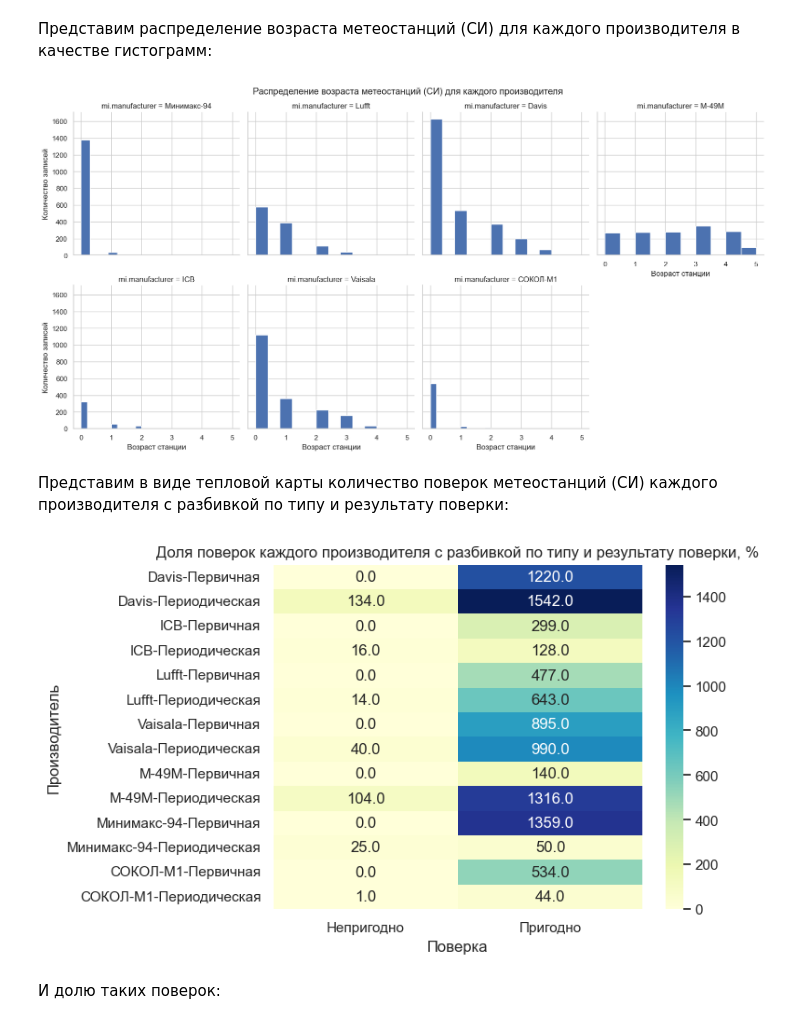
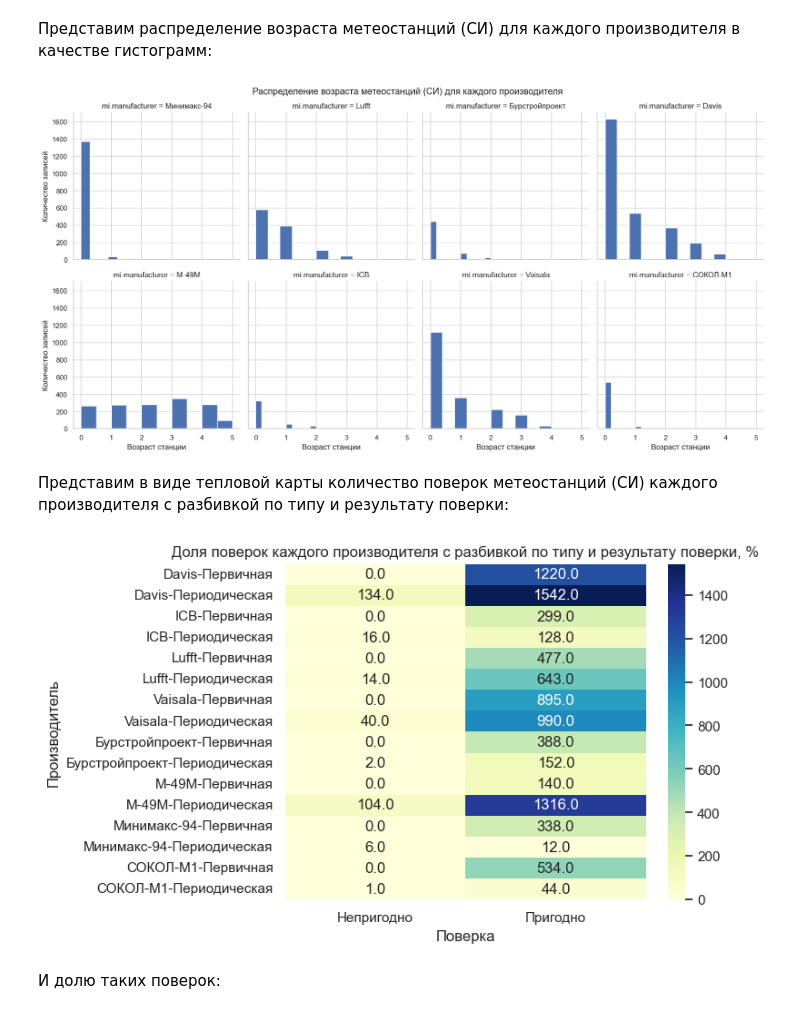
Before and after one commit to IgorMitrofanov/global-meteostation-verefication-data, a Jupyter notebook: analytics.ipynb, the cells around one changed output. Drawn from its saved outputs; the diff is of its cells as text; code cells hidden in the pictures.

```diff
--- a/analytics.ipynb
+++ b/analytics.ipynb
@@ -163,8 +177,10 @@ def rename_mitype(mitype):
         return 'Сафоновский'
     elif 'СОКОЛ-М1' in mitype:
         return 'СОКОЛ-М1'
-    elif any(item in mitype for item in ['ДВН', 'ДВС', 'ДО', 'ДВГ', 'ДТВ', 'ДД']):
+    elif any(item in mitype for item in ['ДВН', 'ДВС', 'ДО', 'ДТВ', 'ДД']):
         return 'Минимакс-94'
+    elif 'IWS' in mitype:
+        return 'Бурстройпроект'
     return mitype
 # %%
 df['mi.manufacturer'] = df['mi.mitype'].apply(rename_mitype)
@@ -215,18 +242,27 @@ g.set_axis_labels('Возраст станции', 'Количество зап
 plt.suptitle('Распределение возраста метеостанций (СИ) для каждого производителя', y=1.02)
 plt.show()
 # %% [output]
-[figure, old version]
+[figure, new version]
 # %% [markdown]
 Представим в виде тепловой карты количество поверок метеостанций (СИ) каждого производителя с разбивкой по типу и результату поверки:
 # %%
 mi_type_check_result_counts = df.groupby(['mi.manufacturer', 'check', 'result_text']).size().unstack().fillna(0)
+
+# Учитываем множитель 1/4 для категории "Минимакс-94"
+checks = ['Периодическая', 'Первичная']
+for check in checks:
+    mi_type_check_result_counts.loc[('Минимакс-94', check),
+                                    'Непригодно'] = mi_type_check_result_counts.loc[('Минимакс-94', check), 'Непригодно'] // 4
+    mi_type_check_result_counts.loc[('Минимакс-94', check),
+                                    'Пригодно'] = mi_type_check_result_counts.loc[('Минимакс-94', check), 'Пригодно'] // 4
+
 create_heatmap(
     mi_type_check_result_counts,
     'Доля поверок каждого производителя с разбивкой по типу и результату поверки, %',
     'Поверка',
     'Производитель')
 # %% [output]
-[figure, old version]
+[figure, new version]
 # %% [markdown]
 И долю таких поверок:
 # %%
```
Also changed, not shown: parts of 14 cells of this notebook, 10 other files.
